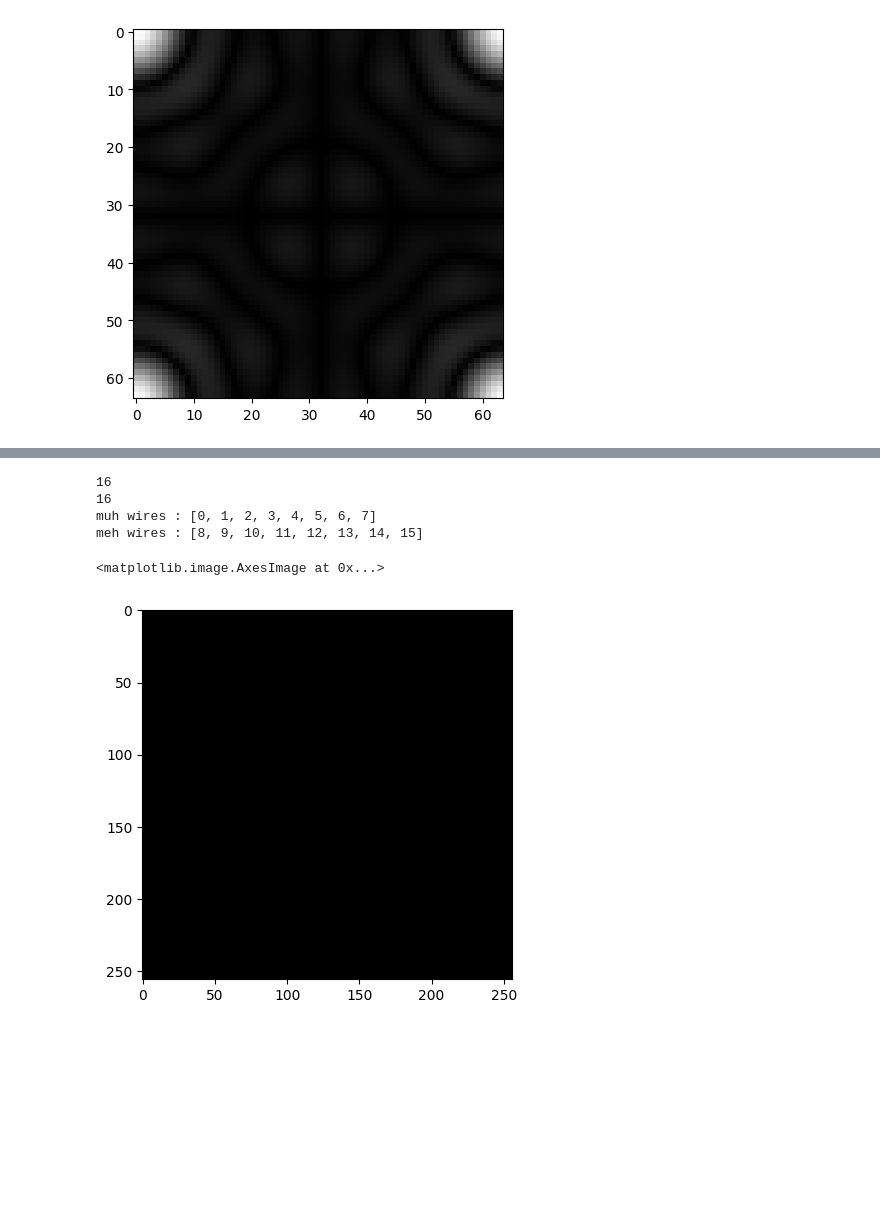
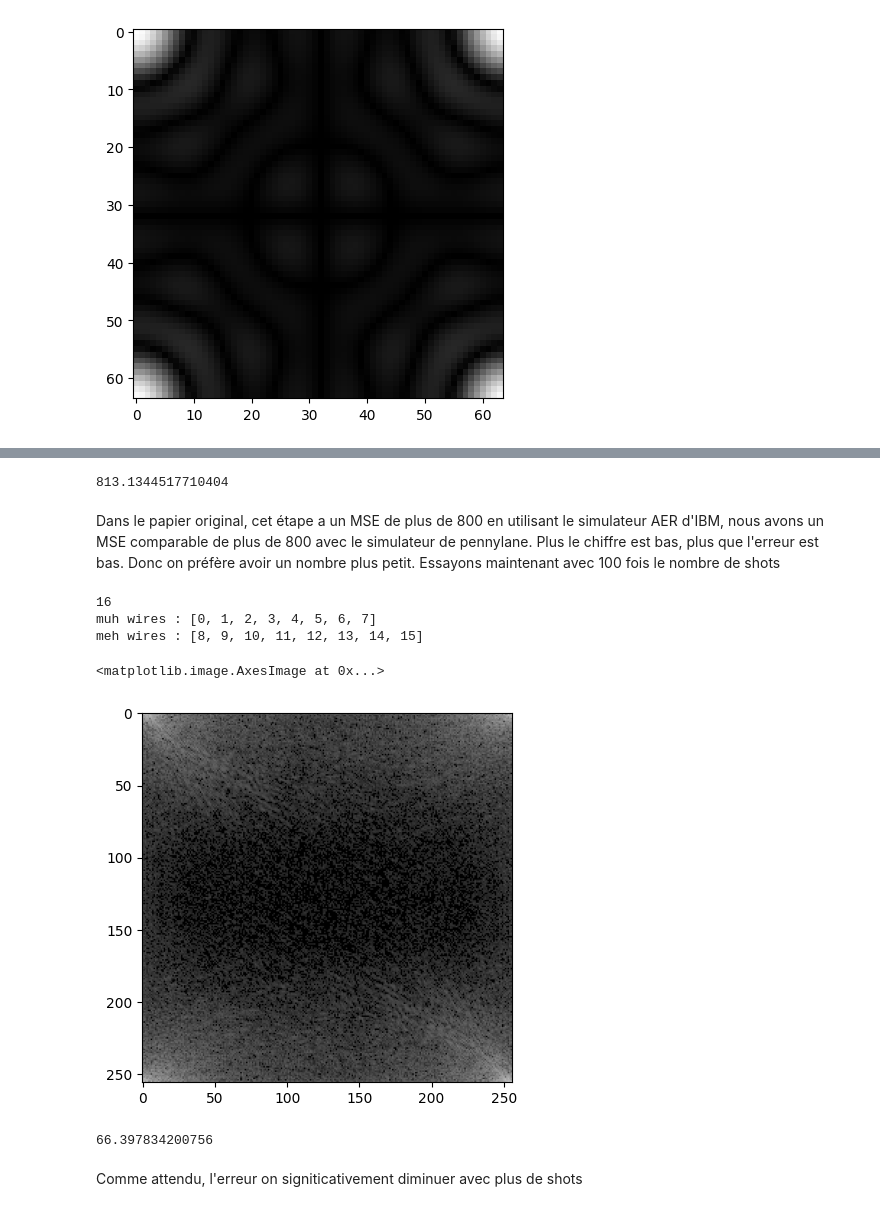
Before and after one commit to Kuift/QuantumAstronomy, a Jupyter notebook: QPIE_Pennylane.ipynb, the cells around one changed output, grey strips where cells are left out. Cells and saved outputs as stored; diff of their text form; code cells hidden in the pictures; blank space fills up the shorter version.

Commit message:
more notebook examples + fixed image intensity issue

```diff
--- a/QPIE_Pennylane.ipynb
+++ b/QPIE_Pennylane.ipynb
@@ -218,0 +255,15 @@ MSE(imout,im)
+# %%
+
+amp, n = qpie_encoding(im)
+SHOTS = 1048576*10 # 2**10 * 10
+dev3 = qml.device('default.qubit', wires=n, shots=SHOTS)
+norm = (np.linalg.norm(im.flatten()))
+measured_circuit = np.sqrt(circuit(amp,n,dev3)()) * norm
+imout = measured_circuit.reshape(img.shape) # 5.2 secs, MSE : 0.08033409823503883
+# measured_circuit = circuit_counts(amp,n,dev3)()
+# imout = decode_out(measured_circuit, norm, n) # 3 minutes 6 secs, MSE : 0.0818171451810771
+plt.figure()
+plt.imshow(imout,cmap='gray')
+SHOTS = 1048576
+
+MSE(imout,im)
@@ -219,14 +275,10 @@ MSE(imout,im)
 # %%
-
-amp, n = qpie_encoding(img)
-print(n)
-dev3 = qml.device('default.qubit', wires=n, shots=SHOTS)
-norm = (np.linalg.norm(img.flatten()))
-measured_qft_circuit = circuit(amp,n,dev3)()
-imout = measured_qft_circuit.reshape(img.shape)
+SHOTS = 1048576
+dev4 = qml.device('default.qubit', wires=n, shots=SHOTS)
+norm = (np.linalg.norm(im.flatten()))
+measured_qft_circuit = np.sqrt(qft_circuit(amp,n,dev4)()) * norm * 2**(n/2)
+imout = measured_qft_circuit.reshape(im.shape)
 plt.figure()
-plt.imshow(imout,cmap='gray')
-
-MSE(imout,im)
+plt.imshow(np.log(imout+1),cmap='gray')
 # %% [output]
 16
@@ -235,16 +298,28 @@ MSE(imout,im)
+# %%
+MSE(np.log(imout+1),np.log(np.abs(ft)+1)) # l'erreur est moin grande que dans le papier ! meilleur performance !
+# %% [output]
+813.1344517710404
+# %% [markdown]
+Dans le papier original, cet étape a un MSE de plus de 800 en utilisant le simulateur AER d'IBM, nous avons un MSE comparable de plus de 800 avec le simulateur de pennylane. Plus le chiffre est bas, plus que l'erreur est bas. Donc on préfère avoir un nombre plus petit.
+Essayons maintenant avec 100 fois le nombre de shots
 # %%
-amp, n = qpie_encoding(img)
-print(n)
+SHOTS = 1048576 * 100
 dev4 = qml.device('default.qubit', wires=n, shots=SHOTS)
-norm = (np.linalg.norm(img.flatten()))
-measured_qft_circuit = qft_circuit(amp,n,dev4)()
-imout = measured_qft_circuit.reshape(img.shape)
+norm = (np.linalg.norm(im.flatten()))
+measured_qft_circuit = np.sqrt(qft_circuit(amp,n,dev4)()) * norm * 2**(n/2)
+imout = measured_qft_circuit.reshape(im.shape)
+SHOTS = 1048576
 plt.figure()
 plt.imshow(np.log(imout+1),cmap='gray')
 # %% [output]
-16
 16
 muh wires : [0, 1, 2, 3, 4, 5, 6, 7]
 meh wires : [8, 9, 10, 11, 12, 13, 14, 15]
 <matplotlib.image.AxesImage at 0x...>
-[figure, old version]
+[figure, new version]
+# %%
+MSE(np.log(imout+1),np.log(np.abs(ft)+1))
+# %% [output]
+66.397834200756
+# %% [markdown]
+Comme attendu, l'erreur on signiticativement diminuer avec plus de shots
```
Also changed, not shown: parts of 16 cells of this notebook.
